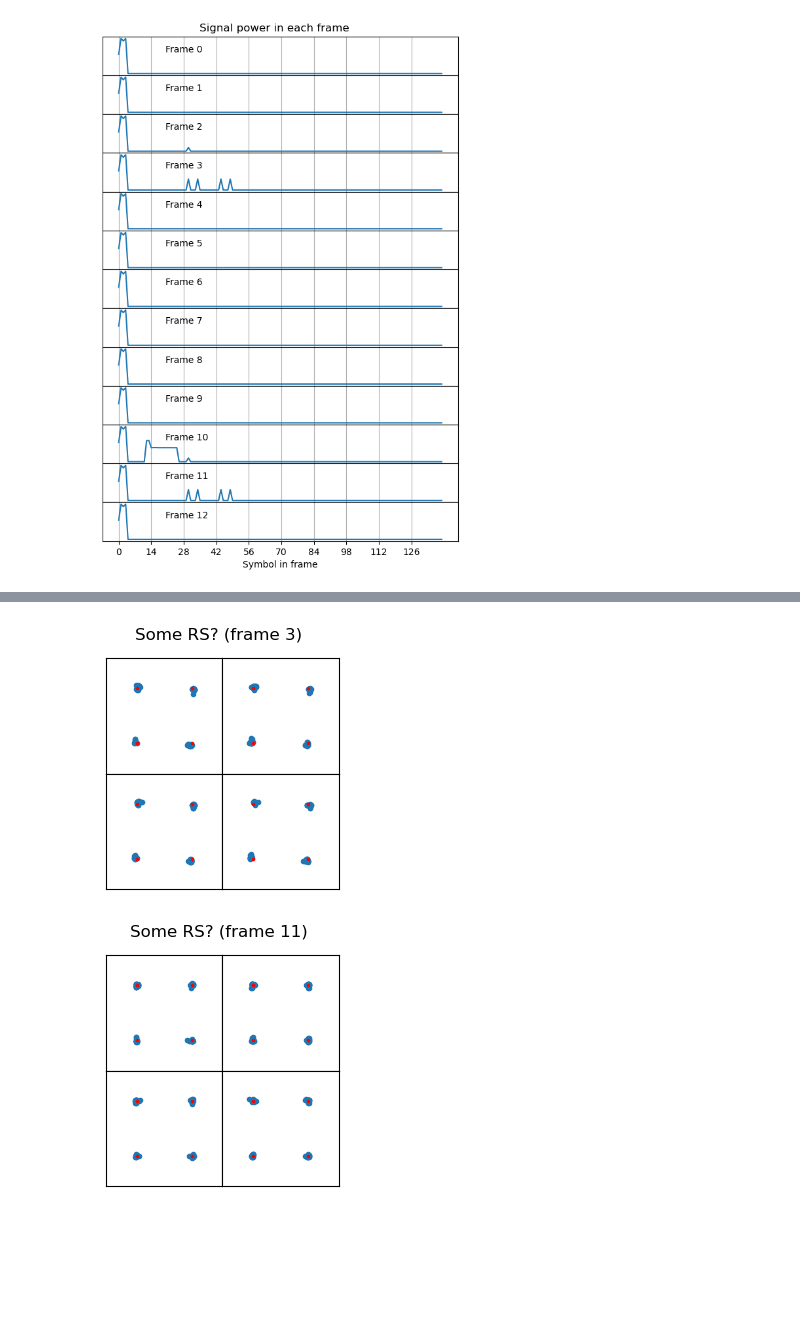
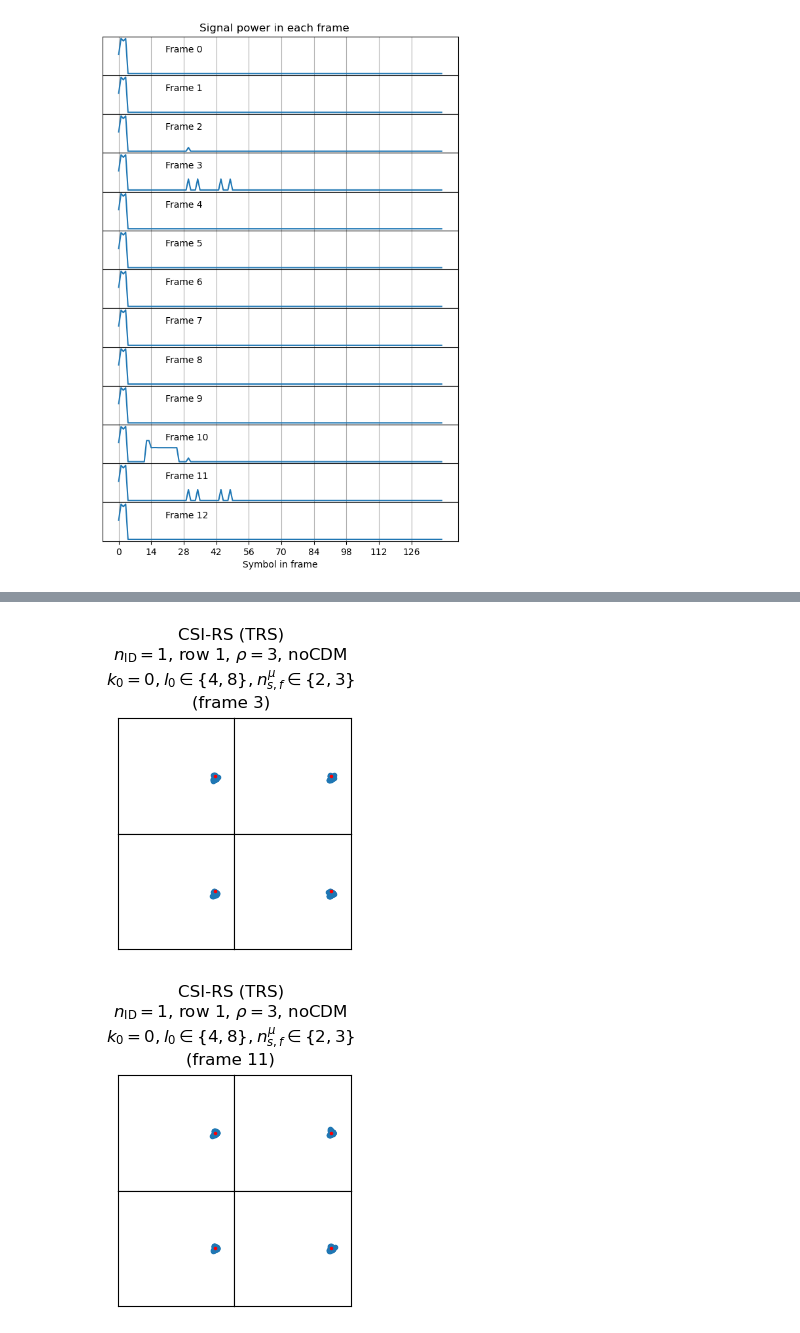
Before and after one commit to daniestevez/jupyter_notebooks, a Jupyter notebook: 5G/5G NR downlink.ipynb, the cells around one changed output, grey strips where cells are left out. Cells and saved outputs as stored; diff of their text form; code cells hidden in the pictures; blank space fills up the shorter version.

```diff
--- a/5G/5G NR downlink.ipynb
+++ b/5G/5G NR downlink.ipynb
@@ -68,15 +68,15 @@ def plot_ref(ref, ax=None, refscale=1):
         ax = plt
     ax.plot(const.real, const.imag, '.', color='red', markersize=3)
 
-def constellation_plot(z, title=None, ref='bpsk', ax=None, refscale=1, **kwargs):
+def constellation_plot(z, title=None, ref='bpsk', ax=None, refscale=1, lim=1.5, **kwargs):
     if ax is None:
         plt.figure(figsize=(2.5, 2.5))
         ax = plt.gca()
     ax.plot(z.real, z.imag, '.', **kwargs)
     plot_ref(ref, ax, refscale)
     ax.axis('equal')
-    ax.set_xlim(-1.5, 1.5)
-    ax.set_ylim(-1.5, 1.5)
+    ax.set_xlim(-lim, lim)
+    ax.set_ylim(-lim, lim)
     ax.set_xticks([])
     ax.set_yticks([])
     if title is not None:
@@ -412,7 +412,19 @@ axs[-1].set_xlabel('Symbol in frame');
 # %% [output]
 [figure]
 # %%
+# CSI-RS
+
+Nslotsymb = 14
+ns = 2
+l = 4
+nID = 1
+
+csi_rs_seq = c_seq(2**10*(Nslotsymb * ns + l + 1) * (2 * nID + 1) + nID, 25 * 2)
+csi_rs_seq = 1/np.sqrt(2) * ((1 - 2*csi_rs_seq[::2].astype('float'))
+                             + 1j * (1 - 2*csi_rs_seq[1::2].astype('float')))
+
 for k in [2, 10]:
-    s = symbols[k*140+30, 127:427:12]
-    constellation_plot(s, f'???\n(frame {k})', ref='qpsk')
+    s = symbols[k*140+30, 116:416][11::12] * np.conjugate(csi_rs_seq)
+    constellation_plot(s, 'CSI-RS\n$n_{\\mathrm{ID}} = 1$, row 2, $\\rho = 1$, noCDM\n'
+                       '$k_0 = 11, l_0 = 4, n_{s,f}^\\mu = 2$\n' + f'(frame {k})', ref='pilot')
 # %% [output]
@@ -423,24 +435,33 @@ for k in [2, 10]:
     j = k*140 + 30
     cplen = Ncpl if (j + 2) % 7 == 0 else Ncp
     dataset.add_annotation(round(t_symbols[j] * fs - cplen), Tu + cplen, metadata = {
-        SigMFFile.FLO_KEY: f_center + (127 - Tu//2 - 0.5) * 15e3 + cfo,
-        SigMFFile.FHI_KEY: f_center + (427 - Tu//2 - 0.5) * 15e3 + cfo,
-        SigMFFile.LABEL_KEY: '???',
-        SigMFFile.COMMENT_KEY: 'Unknown signal\nSome kind of reference signal?\nOnly every 12th subcarrier is active',
+        SigMFFile.FLO_KEY: f_center + (116 - Tu//2 - 0.5) * 15e3 + cfo,
+        SigMFFile.FHI_KEY: f_center + (416 - Tu//2 - 0.5) * 15e3 + cfo,
+        SigMFFile.LABEL_KEY: 'CSI-RS',
+        SigMFFile.COMMENT_KEY: 'nID = 1, row 2, density 1, noCDM, k0 = 11, l0 = 4, ns = 2',
         SigMFFile.GENERATOR_KEY: GENERATOR,
     })
 # %%
+# TRS
+
 for k in [3, 11]:
     s = symbols[k*140+30+np.array([0, 4, 14, 18]), 116:416:4]
     fig, axs = plt.subplots(2, 2, figsize=(3, 3))
     axs = axs.ravel()
     for j in range(s.shape[0]):
-        constellation_plot(s[j], ax=axs[j], ref='qpsk')
+        ns = 2 if j // 2 == 0 else 3
+        l = 4 if j % 2 == 0 else 8
+        csi_rs_seq = c_seq(2**10*(Nslotsymb * ns + l + 1) * (2 * nID + 1) + nID, 75 * 2)
+        csi_rs_seq = 1/np.sqrt(2) * ((1 - 2*csi_rs_seq[::2].astype('float'))
+                                      + 1j * (1 - 2*csi_rs_seq[1::2].astype('float')))
+        constellation_plot(s[j] * np.conjugate(csi_rs_seq), ax=axs[j], ref='pilot')
     plt.subplots_adjust(hspace=0, wspace=0)
-    plt.suptitle(f'Some RS? (frame {k})')
+    plt.suptitle('CSI-RS (TRS)\n$n_{\\mathrm{ID}} = 1$, row 1, $\\rho = 3$, noCDM\n'
+                 '$k_0 = 0, l_0 \in \{4, 8\}, n_{s,f}^\\mu \in \{2, 3\}$\n' + f'(frame {k})',
+                 y=1.18)
 # %% [output]
-[figure, old version]
+[figure, new version]
-[figure, old version]
+[figure, new version]
 # %%
 for k in [3, 11]:
     for j in [0, 4, 14, 18]:
```
Also changed, not shown: parts of 4 cells of this notebook, 1 other file.
